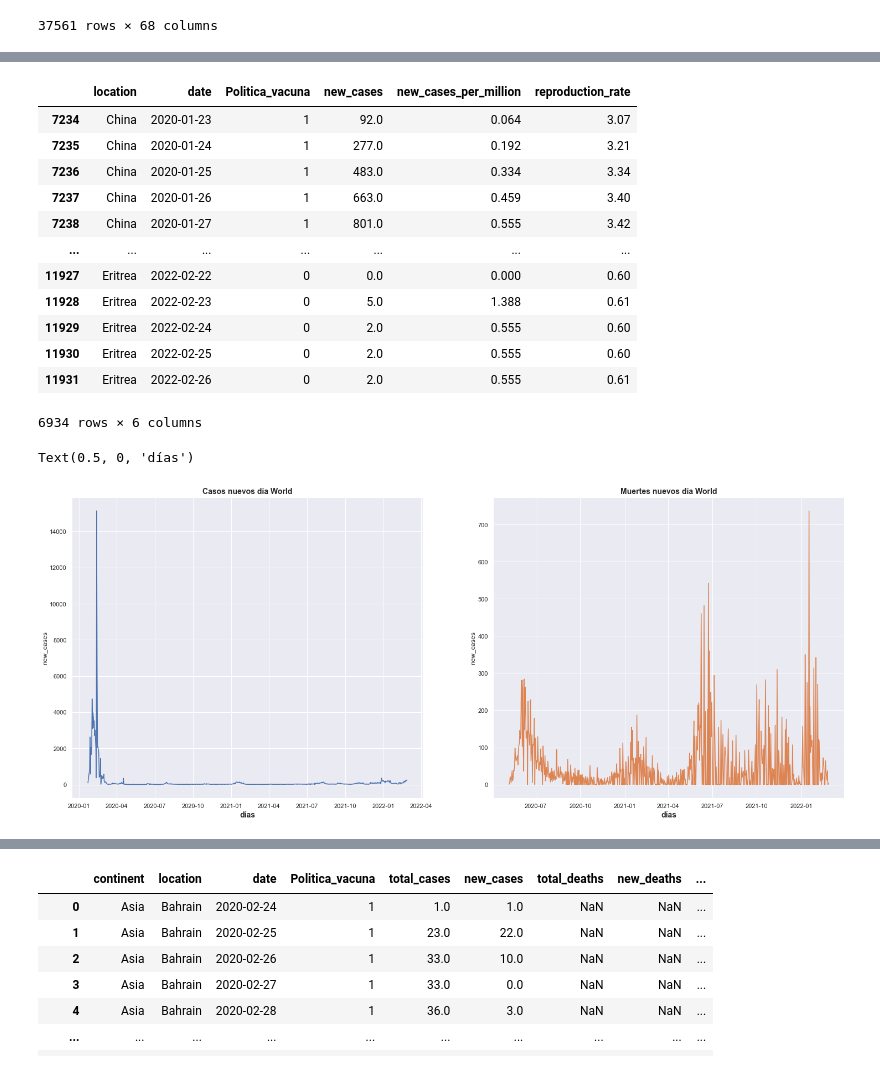
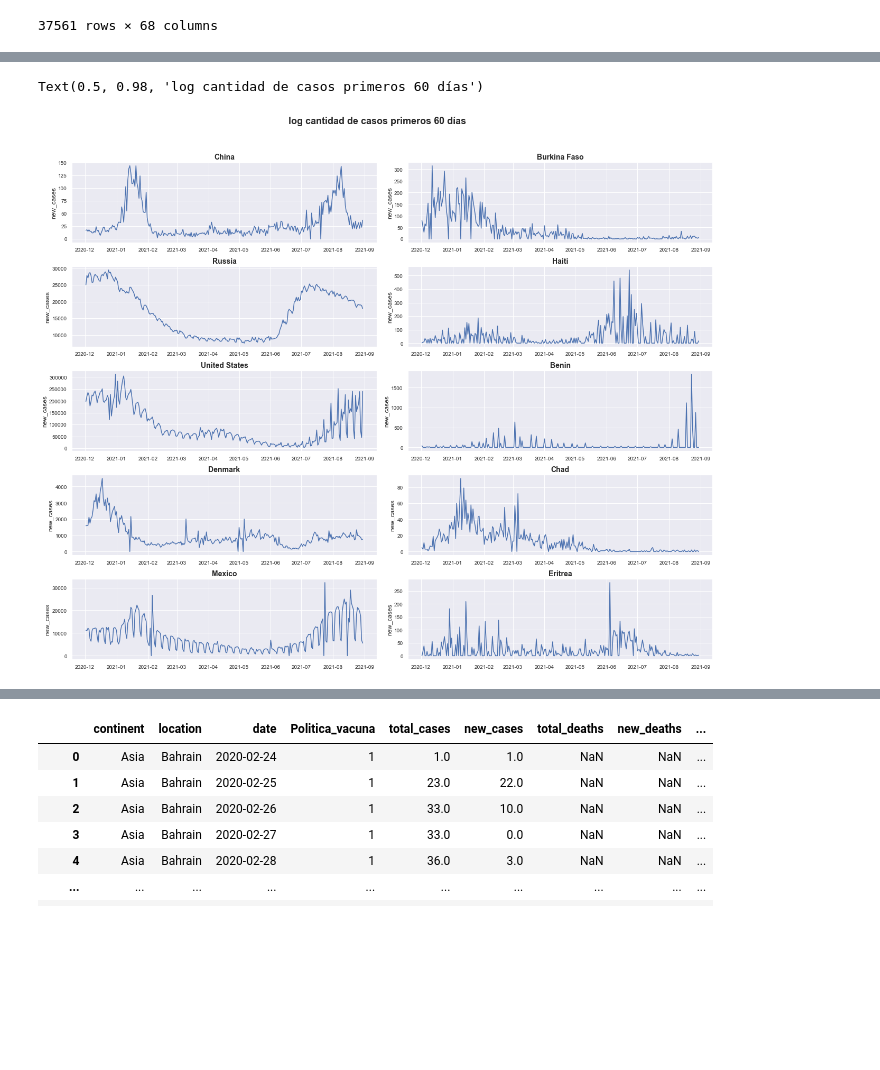
Before and after one commit to Mfsegurag/Informe_Pand-mico, a Jupyter notebook: proyecto_4.ipynb, the cells around one changed output, grey strips where cells are left out. Drawn from its saved outputs; the diff is of its cells as text; code cells hidden in the pictures; blank space fills up the shorter version.

```diff
--- a/proyecto_4.ipynb
+++ b/proyecto_4.ipynb
@@ -894,19 +920,24 @@ muestra_paises_vacunados = ['China',
                     'Denmark',
                     'Mexico']
 muestra_paises_novacunados = ['Burkina Faso',
-                      'Central African Republic',
+                      #'Central African Republic',
                       'Haiti',
-                      'Tajikistan',
+                      #'Tajikistan',
+                      'Benin',
+                      #'Yemen',
+                      #'Cuba',
+                      'Chad',
+                      #'Tanzania',
                       'Eritrea']
 # %%
 ## Eliminamos los Nan de la columna new_cases, los desfases en el inicio de la pandemia para cada país
 paises_muestra = muestra_paises_vacunados + muestra_paises_novacunados
 df_v_muestra = df_v[df_v.location.isin(paises_muestra)]
-df_1 = pd.DataFrame()
-for p in paises_muestra:
-    df = df_v_muestra[df_v_muestra.location == p]
-    df_1 = df_1.append(df.drop(range(df.iloc[0].name, df.new_cases.isnull().idxmin(), 1),axis=0))
+#df_1 = pd.DataFrame()
+#for p in paises_muestra:
+#    df = df_v_muestra[df_v_muestra.location == p]
+#    df_1 = df_1.append(df.drop(range(df.iloc[0].name, df.new_cases.isnull().idxmin(), 1),axis=0))
 
-df_v_muestra = df_1
+#df_v_muestra = df_1
 df_v_muestra
 # %% [output]
@@ -942,37 +974,36 @@ memory usage: 399.1+ KB
 # %%
 ## Eliminamos los Nan
 df_v_muestra.dropna(inplace=True)
-# %%
-df_v_muestra
-# %% [output]
-|  | location | date | Politica_vacuna | new_cases | new_cases_per_million | reproduction_rate |
-| 7234 | China | 2020-01-23 | 1 | 92.0 | 0.064 | 3.07 |
-| 7235 | China | 2020-01-24 | 1 | 277.0 | 0.192 | 3.21 |
-| 7236 | China | 2020-01-25 | 1 | 483.0 | 0.334 | 3.34 |
-| 7237 | China | 2020-01-26 | 1 | 663.0 | 0.459 | 3.40 |
-| 7238 | China | 2020-01-27 | 1 | 801.0 | 0.555 | 3.42 |
-| ... | ... | ... | ... | ... | ... | ... |
-| 11927 | Eritrea | 2022-02-22 | 0 | 0.0 | 0.000 | 0.60 |
-| 11928 | Eritrea | 2022-02-23 | 0 | 5.0 | 1.388 | 0.61 |
-| 11929 | Eritrea | 2022-02-24 | 0 | 2.0 | 0.555 | 0.60 |
-| 11930 | Eritrea | 2022-02-25 | 0 | 2.0 | 0.555 | 0.60 |
-| 11931 | Eritrea | 2022-02-26 | 0 | 2.0 | 0.555 | 0.61 |
-6934 rows × 6 columns
 # %%
-fig, axes = plt.subplots(nrows=1, ncols=2, figsize=(25, 10))
+mask_location = df_v_muestra.location
+mask_date = df_v_muestra.date
+fig, axes = plt.subplots(nrows=5, ncols=2, figsize=(18, 15))
 axes = axes.flat
-sns.lineplot(x="date", y="new_cases",
-        color   = (list(plt.rcParams['axes.prop_cycle'])*2)[0]["color"],
-        ax = axes[0],
-        alpha   = 1.0, data=df_v_muestra[df_v_muestra.location == 'China'])
-axes[0].set_title('Casos nuevos día World', fontsize = 14, fontweight = "bold")
-axes[0].set_xlabel('días', fontsize = 14, fontweight = "bold")
-sns.lineplot(x="date", y="new_cases",
-        color   = (list(plt.rcParams['axes.prop_cycle'])*2)[1]["color"],
-        ax = axes[1],
-        alpha   = 1.0, data=df_v_muestra[df_v_muestra.location == 'Haiti'])
-axes[1].set_title('Muertes nuevos día World', fontsize = 14, fontweight = "bold")
-axes[1].set_xlabel('días', fontsize = 14, fontweight = "bold")
+
+for j,p in enumerate(paises_muestra):
+    if p in muestra_paises_vacunados:
+        j= 2*j
+        sns.lineplot(x="date", y="new_cases",
+            color   = (list(plt.rcParams['axes.prop_cycle'])*2)[0]["color"],
+            ax = axes[j],
+            alpha   = 1.0, data=df_v_muestra[(df_v_muestra.location == p) & (df_v_muestra.date > '2020-12-01') & (df_v_muestra.date < '2021-08-31')])
+        axes[j].set_title(f'{p}', fontsize = 14, fontweight = "bold")
+        axes[j].tick_params(labelsize = 10)
+        axes[j].tick_params(labelsize = 10)
+        axes[j].set_xlabel("")
+    else:
+        j= (2*j+1)%10
+        sns.lineplot(x="date", y="new_cases",
+            color   = (list(plt.rcParams['axes.prop_cycle'])*2)[0]["color"],
+            ax = axes[j],
+            alpha   = 1.0, data=df_v_muestra[(mask_location == p) & (mask_date > '2020-12-01') & (mask_date < '2021-08-31')])
+        axes[j].set_title(f'{p}', fontsize = 14, fontweight = "bold")
+        axes[j].tick_params(labelsize = 10)
+        axes[j].tick_params(labelsize = 10)
+        axes[j].set_xlabel("")
+fig.tight_layout()
+plt.subplots_adjust(top = 0.9)
+fig.suptitle('log cantidad de casos primeros 60 días', fontsize = 18, fontweight = "bold")
 # %% [output]
-Text(0.5, 0, 'días')
+Text(0.5, 0.98, 'log cantidad de casos primeros 60 días')
-[figure, old version]
+[figure, new version]
```
Also changed, not shown: parts of 31 cells of this notebook.
